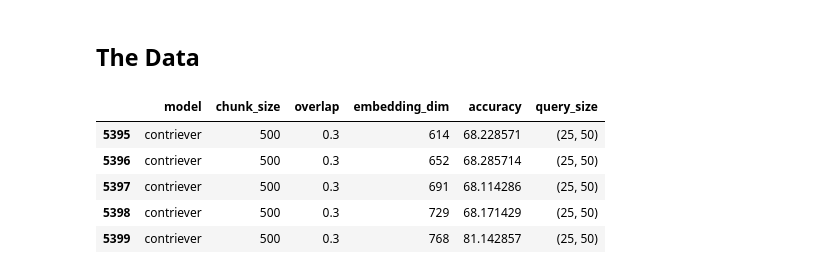
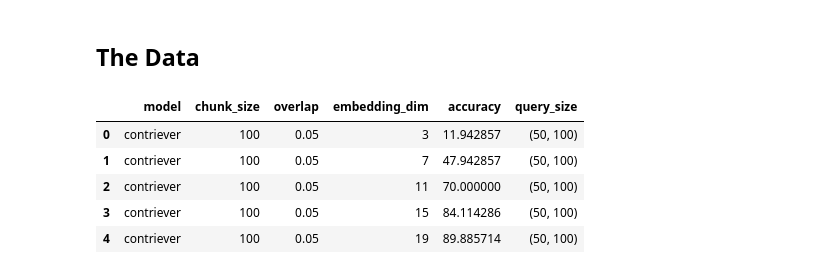
Before and after one commit to rifaaQ/cmsc674, a Jupyter notebook: analysis.ipynb, the cells around one changed output. Cells and saved outputs as stored; diff of their text form; code cells hidden in the pictures.

```diff
--- a/analysis.ipynb
+++ b/analysis.ipynb
@@ -26,11 +26,11 @@ sns.color_palette('pastel')
 ## The Data
 # %%
 df = pd.read_pickle('./results.pkl')
-df.tail()
+df.head()
 # %% [output]
 |  | model | chunk_size | overlap | embedding_dim | accuracy | query_size |
-| 5395 | contriever | 500 | 0.3 | 614 | 68.228571 | (25, 50) |
-| 5396 | contriever | 500 | 0.3 | 652 | 68.285714 | (25, 50) |
-| 5397 | contriever | 500 | 0.3 | 691 | 68.114286 | (25, 50) |
-| 5398 | contriever | 500 | 0.3 | 729 | 68.171429 | (25, 50) |
-| 5399 | contriever | 500 | 0.3 | 768 | 81.142857 | (25, 50) |
+| 0 | contriever | 100 | 0.05 | 3 | 11.942857 | (50, 100) |
+| 1 | contriever | 100 | 0.05 | 7 | 47.942857 | (50, 100) |
+| 2 | contriever | 100 | 0.05 | 11 | 70.000000 | (50, 100) |
+| 3 | contriever | 100 | 0.05 | 15 | 84.114286 | (50, 100) |
+| 4 | contriever | 100 | 0.05 | 19 | 89.885714 | (50, 100) |
```
Also changed, not shown: parts of 7 cells of this notebook, 3 other files.
